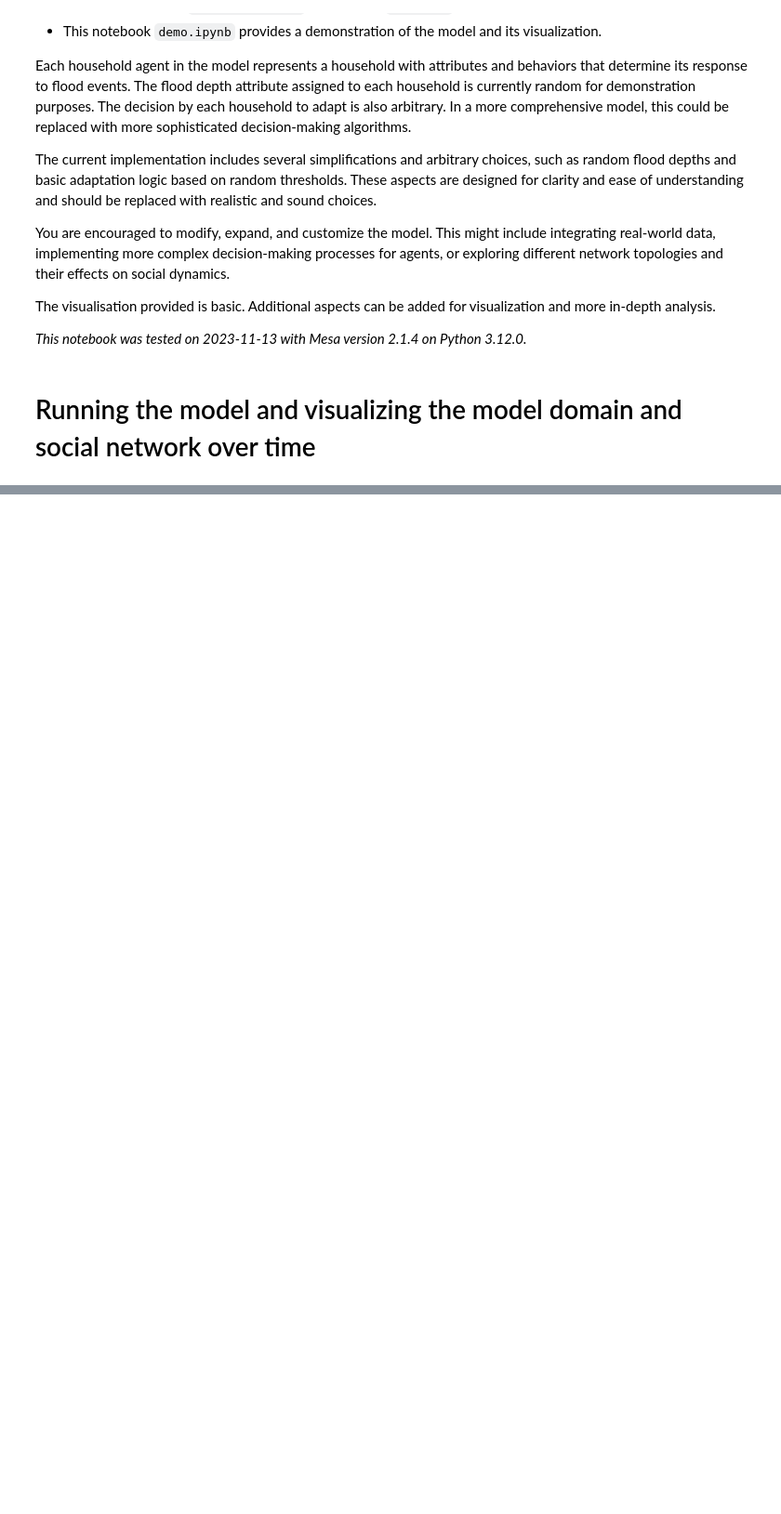
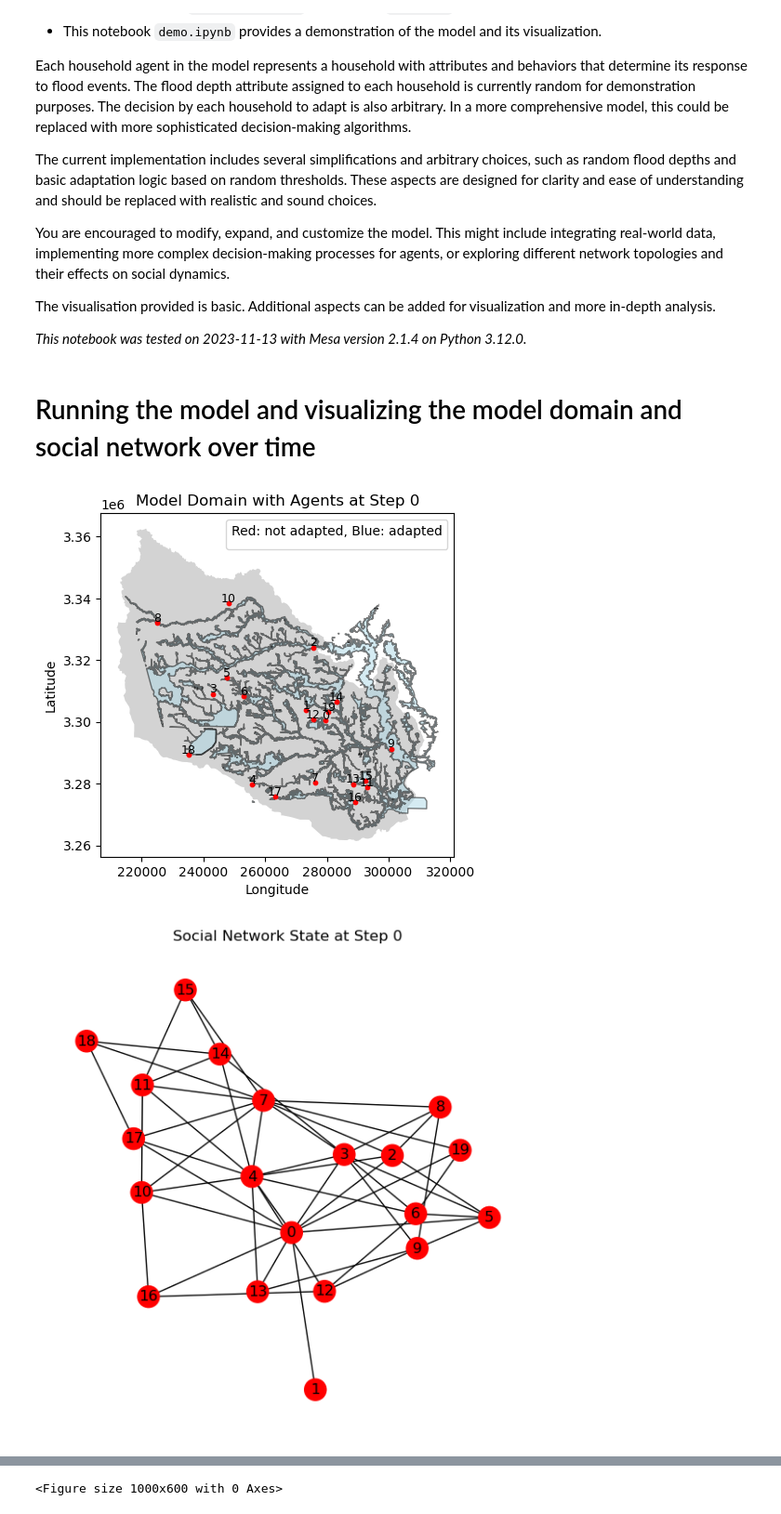
Before and after one commit to WoutervdVeen/ABM-SEN1211, a Jupyter notebook: base_model_mesa/model/demo.ipynb, the cells around one changed output, grey strips where cells are left out. Shown: that part at 93% size. Drawn from its saved outputs; the diff is of its cells as text; code cells hidden in the pictures; blank space fills up the shorter version.

```diff
--- a/base_model_mesa/model/demo.ipynb
+++ b/base_model_mesa/model/demo.ipynb
@@ -22,44 +22,18 @@ _This notebook was tested on 2023-11-13 with Mesa version 2.1.4 on Python 3.12.0
 # Running the model and visualizing the model domain and social network over time
 # %%
 from model import AdaptationModel
+from agents import Households
 import matplotlib.pyplot as plt
 import networkx as nx
 
 
 # Initialize the Adaptation Model with 50 household agents.
-model = AdaptationModel(number_of_households=20, flood_map_choice="harvey", network="no_network") # flood_map_choice can be "harvey", "100yr", or "500yr"
+model = AdaptationModel(number_of_households=20, flood_map_choice="harvey", network="barabasi_albert") # flood_map_choice can be "harvey", "100yr", or "500yr"
 
 # Calculate positions of nodes for the network plot.
 # The spring_layout function positions nodes using a force-directed algorithm,
 # which helps visualize the structure of the social network.
 pos = nx.spring_layout(model.G)
-
-# Define a function to plot agents on the network.
-# This function takes a matplotlib axes object and the model as inputs.
-# def plot_network(ax, model):
-#     ax.clear()
-#
-#     # Create a color list for each node in the network
-#     colors = []
-#     for node_id in model.G.nodes():
-#         agents = model.grid.get_cell_list_contents([node_id])
-#         if agents:
-#             agent = agents[0]  # Assuming one agent per node
-#             if isinstance(agent, Households):
-#                 colors.append('blue' if agent.is_adapted else 'red')
-#             elif isinstance(agent, Government):
-#                 colors.append('purple')
-#             else:
-#                 print(f"Unknown agent type at node {node_id}: {type(agent)}")
-#                 colors.append('grey')
-#         else:
-#             colors.append('grey')  # Nodes without agents
-#
-#     # Draw the network with the assigned node colors
-#     nx.draw(model.G, pos, node_color=colors, with_labels=True, ax=ax)
-#     ax.set_title(f"Social Network State at Step {model.schedule.steps}", fontsize=12)
-#
-
 
 
 #*******************ORIGINAL CODE
@@ -73,30 +47,35 @@ def plot_network(ax, model):
     # Set the title of the plot with the current step number.
     ax.set_title(f"Social Network State at Step {model.schedule.steps}", fontsize=12)
 
 #*******************ORIGINAL CODE
+
+
 
 # Generate the initial plots at step 0.
 # Plot the spatial distribution of agents. This is a function written in the model.py
 model.plot_model_domain_with_agents()
 
 # Plot the initial state of the social network.
 fig, ax = plt.subplots(figsize=(7, 7))
 plot_network(ax, model)
 plt.show()
 
 # Run the model for 20 steps and generate plots every 5 steps.
 for step in range(6):
     model.step()
 
     # Every 5 steps, generate and display plots for both the spatial distribution and network.
     # Note the first step is step 0, so the plots will be generated at steps 4, 9, 14, and 19, which are the 5th, 10th, 15th, and 20th steps.
     if (step + 1) % 40 == 5:
         # Plot for the spatial map showing agent locations and adaptation status.
         plt.figure(figsize=(10, 6))
+
         model.plot_model_domain_with_agents()
 
         # Plot for the social network showing connections and adaptation statuses.
         fig, ax = plt.subplots(figsize=(7, 7))
         plot_network(ax, model)
         plt.show()
 # %% [output]
+[figure, added]
+[figure, added]
@@ -103,0 +99 @@ KeyError: 'agent'
+<Figure size 1000x600 with 0 Axes>
```
Also changed, not shown: parts of 7 cells of this notebook, 2 other files.
